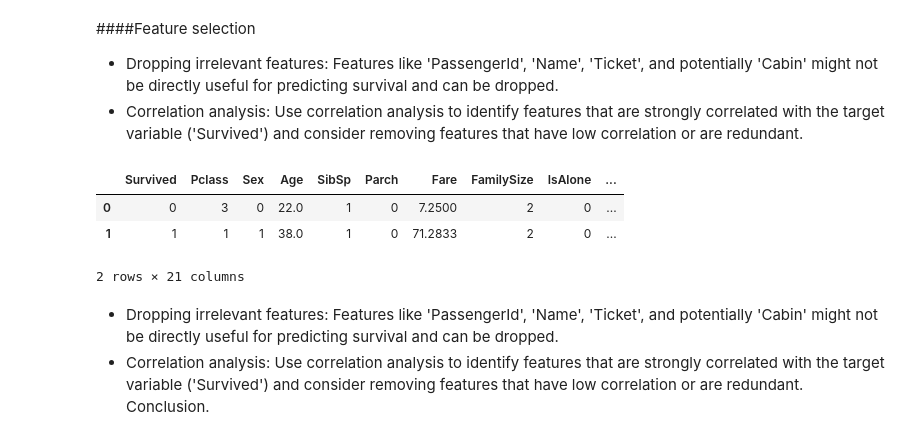
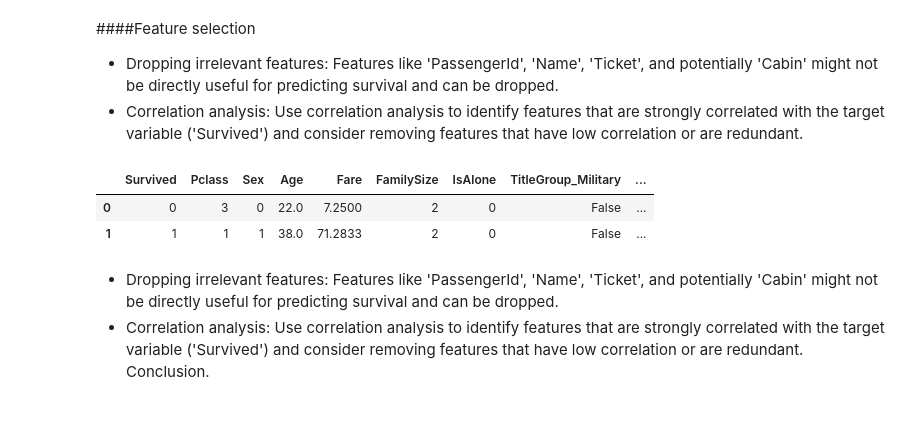
Before and after one commit to SrEntropy/titanic-ml-pipeline, a Jupyter notebook: notebooks/featureEngineering.ipynb, the cells around one changed output. Drawn from its saved outputs; the diff is of its cells as text; code cells hidden in the pictures.

```diff
--- a/notebooks/featureEngineering.ipynb
+++ b/notebooks/featureEngineering.ipynb
@@ -116,13 +116,12 @@ df.head(3)
 - Dropping irrelevant features: Features like 'PassengerId', 'Name', 'Ticket', and potentially 'Cabin' might not be directly useful for predicting survival and can be dropped.
 - Correlation analysis: Use correlation analysis to identify features that are strongly correlated with the target variable ('Survived') and consider removing features that have low correlation or are redundant.
 # %%
-df.drop(columns=["Name","Title"], inplace=True)
+df.drop(columns=["Name","Title", "SibSp", "Parch"], inplace=True)
 df.head(2)
 # %% [output]
-|  | Survived | Pclass | Sex | Age | SibSp | Parch | Fare | FamilySize | IsAlone | ... |
-| 0 | 0 | 3 | 0 | 22.0 | 1 | 0 | 7.2500 | 2 | 0 | ... |
-| 1 | 1 | 1 | 1 | 38.0 | 1 | 0 | 71.2833 | 2 | 0 | ... |
+|  | Survived | Pclass | Sex | Age | Fare | FamilySize | IsAlone | TitleGroup_Military | ... |
+| 0 | 0 | 3 | 0 | 22.0 | 7.2500 | 2 | 0 | False | ... |
+| 1 | 1 | 1 | 1 | 38.0 | 71.2833 | 2 | 0 | False | ... |
-2 rows × 21 columns
 # %% [markdown]
 
 - Dropping irrelevant features: Features like 'PassengerId', 'Name', 'Ticket', and potentially 'Cabin' might not be directly useful for predicting survival and can be dropped.
```
Also changed, not shown: parts of 15 cells of this notebook, 2 other files.
